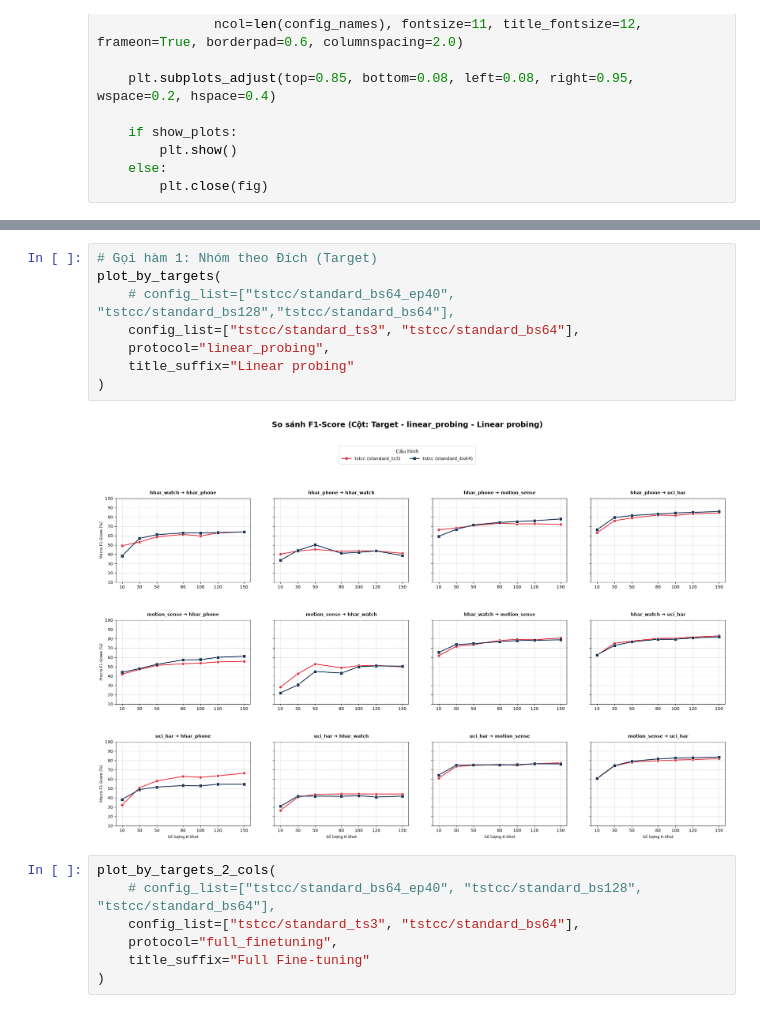
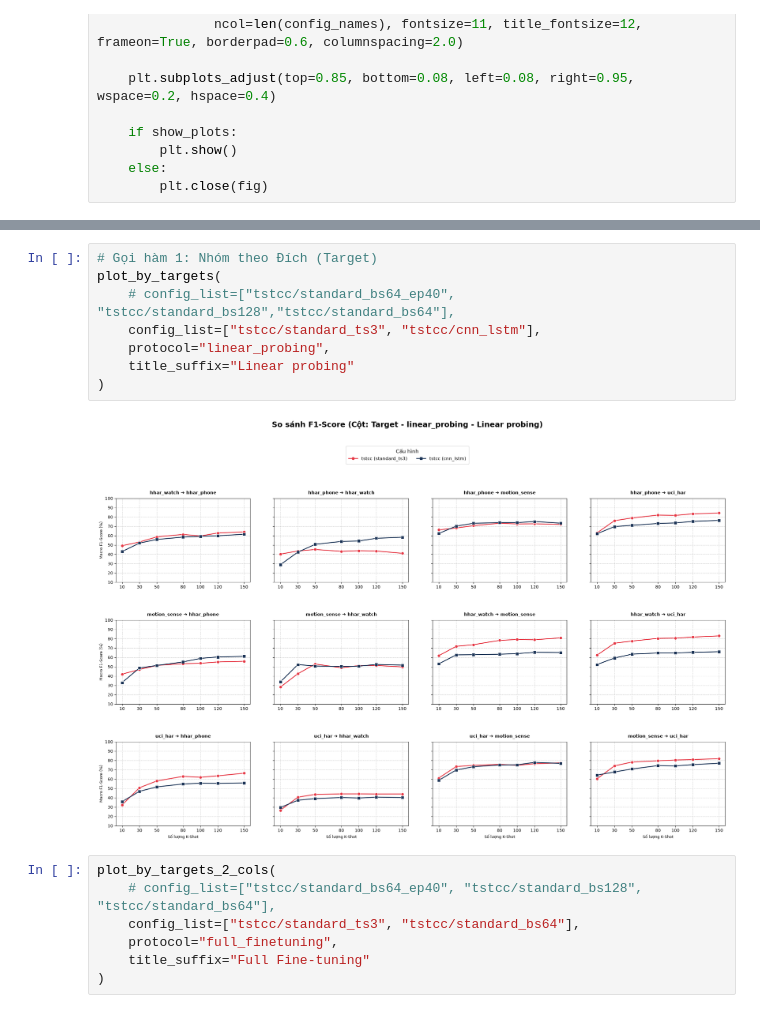
Before and after one commit to Dungx1107/CrossDomain-HAR-SSL, a Jupyter notebook: scripts/05_analysis/analyze_results.ipynb, the cells around one changed output, grey strips where cells are left out. Drawn from its saved outputs; the diff is of its cells as text.

```diff
--- a/scripts/05_analysis/analyze_results.ipynb
+++ b/scripts/05_analysis/analyze_results.ipynb
@@ -282,13 +283,13 @@ plot_by_targets(
 # %%
 # Gọi hàm 1: Nhóm theo Đích (Target)
 plot_by_targets(
     # config_list=["tstcc/standard_bs64_ep40", "tstcc/standard_bs128","tstcc/standard_bs64"],
-    config_list=["tstcc/standard_ts3", "tstcc/standard_bs64"],
+    config_list=["tstcc/standard_ts3", "tstcc/cnn_lstm"],
     protocol="linear_probing",
     title_suffix="Linear probing"
 )
 # %% [output]
-[figure, old version]
+[figure, new version]
 # %%
 plot_by_targets_2_cols(
     # config_list=["tstcc/standard_bs64_ep40", "tstcc/standard_bs128", "tstcc/standard_bs64"],
```
Also changed, not shown: parts of 1 cell of this notebook, 24 other files.
